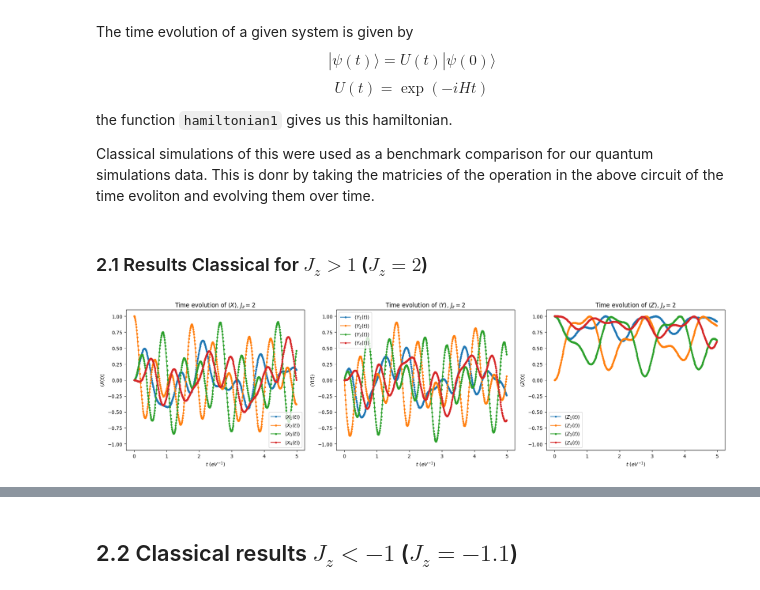
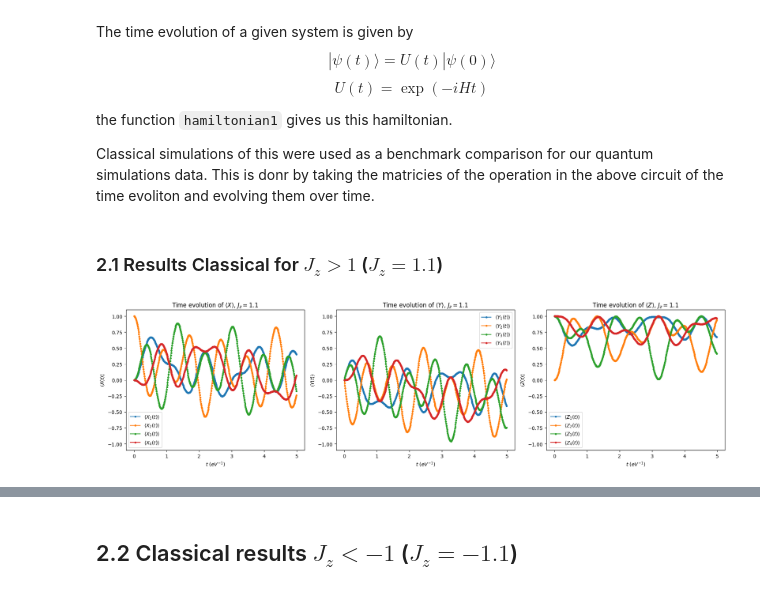
Before and after one commit to laramt04/Time-Evolution-QC-Project, a Jupyter notebook: Report.ipynb, the cells around one changed output, grey strips where cells are left out. Saved outputs shown, nothing was run; the diff lists cells and outputs as text; code cells hidden in the pictures.

```diff
--- a/Report.ipynb
+++ b/Report.ipynb
@@ -64,7 +64,7 @@ def hamiltonian1(L, Jz):
 # %% [markdown]
 The value of $J_z$ decides the initial state of the quantum system under this given hamiltonian. A function was then made to pick the correct state and subsequent rotation for our initial states.
 # %%
-def initialise(Jz, L, allzeros=True, rotate_middle=True):
+def initialise(Jz, L, allzeros, rotate_middle=True):
     """
     Return the initial Statevector for the given Jz regime.
 
@@ -156,7 +156,7 @@ def ClassicalComparison(L, Jz, qubit_measured, direction_measured, steps=100, t_
     matrix_h = np.array(hamiltonian1(L, Jz))
 
     #getting initial state, according to Jz value
-    psi0 = np.array(initialise(Jz, L, allzeros=allzeros, rotate_middle=True))
+    psi0 = np.array(initialise(Jz, L, allzeros, rotate_middle=True))
 
     #choosing correct pauli matrix
     pauli_map = {"x": pauli_x, "y": pauli_y, "z": pauli_z}
@@ -186,21 +186,21 @@ def ClassicalComparison(L, Jz, qubit_measured, direction_measured, steps=100, t_
 
     return (t_values, np.array(measurements))
 # %% [markdown]
-### 2.1 Results Classical for $J_z > 1$ ($J_z = 2$)
+### 2.1 Results Classical for $J_z > 1$ ($J_z = 1.1$)
 # %%
-L, Jz, steps, t_tot = 4, 2, 500, 5
+L, allzeros, Jz, steps, t_tot = 4, True, 1.1, 500, 5 #initial conditions
 
 fig, axes = plt.subplots(1, 3, figsize=(18, 5))
 for ax, direction, label in zip(axes, ['X','Y','Z'], ['X','Y','Z']):
     for q in range(1, L+1):
         t, vals = ClassicalComparison(L, Jz, q, direction, steps, t_tot)
         ax.plot(t, vals, '.-', label=rf'$\langle {label}_{q}(t) \rangle$')
     ax.set_xlabel(r'$t\ (eV^{-1})$')
     ax.set_ylabel(rf'$\langle {label}(t) \rangle$')
     ax.set_title(rf'Time evolution of $\langle {label} \rangle$, $J_z={Jz}$')
     ax.set_ylim([-1.1, 1.1])
     ax.legend()
 plt.tight_layout()
 plt.show()
 # %% [output]
-[figure, old version]
+[figure, new version]
```
Also changed, not shown: parts of 3 cells of this notebook.
